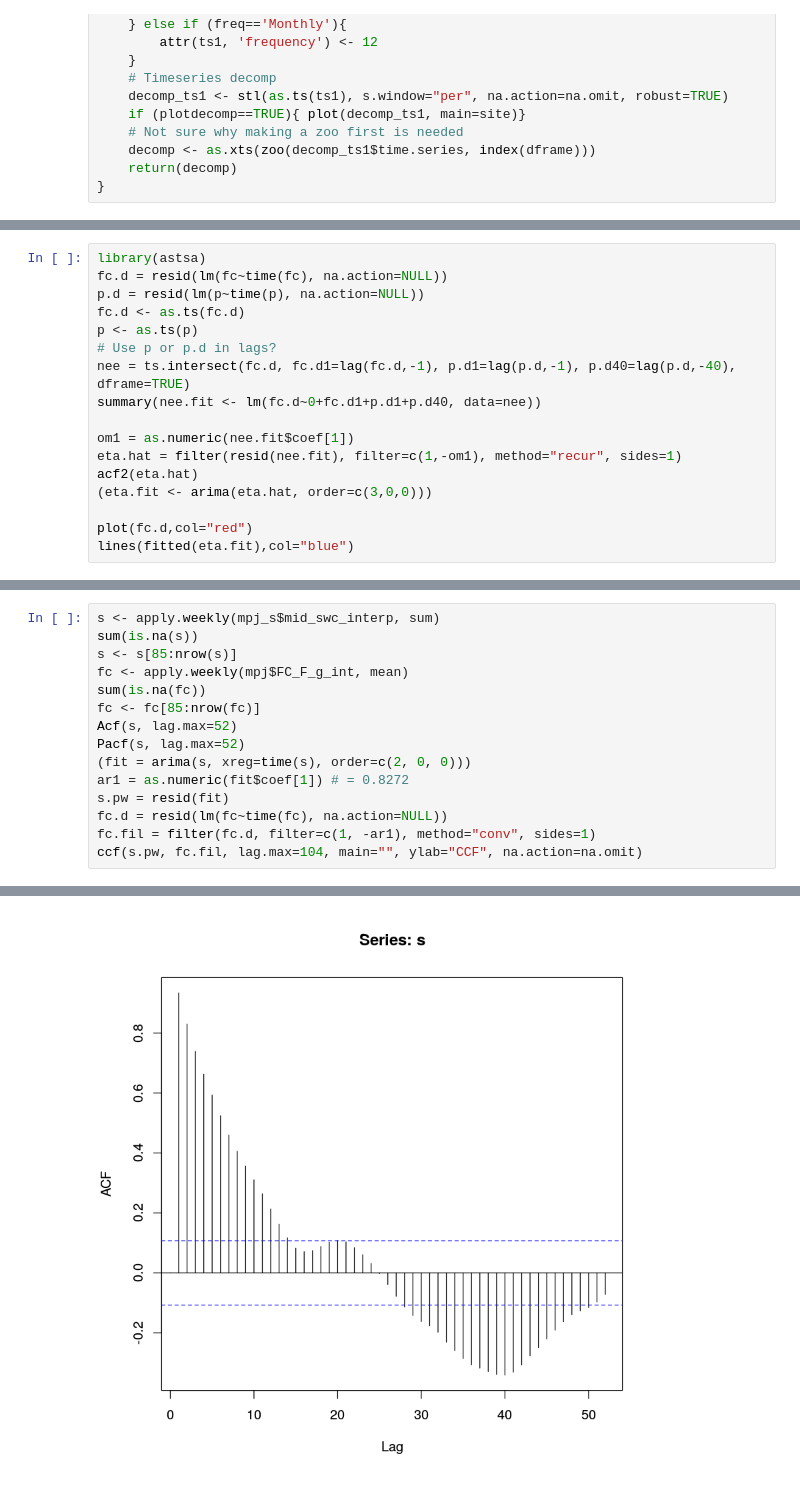
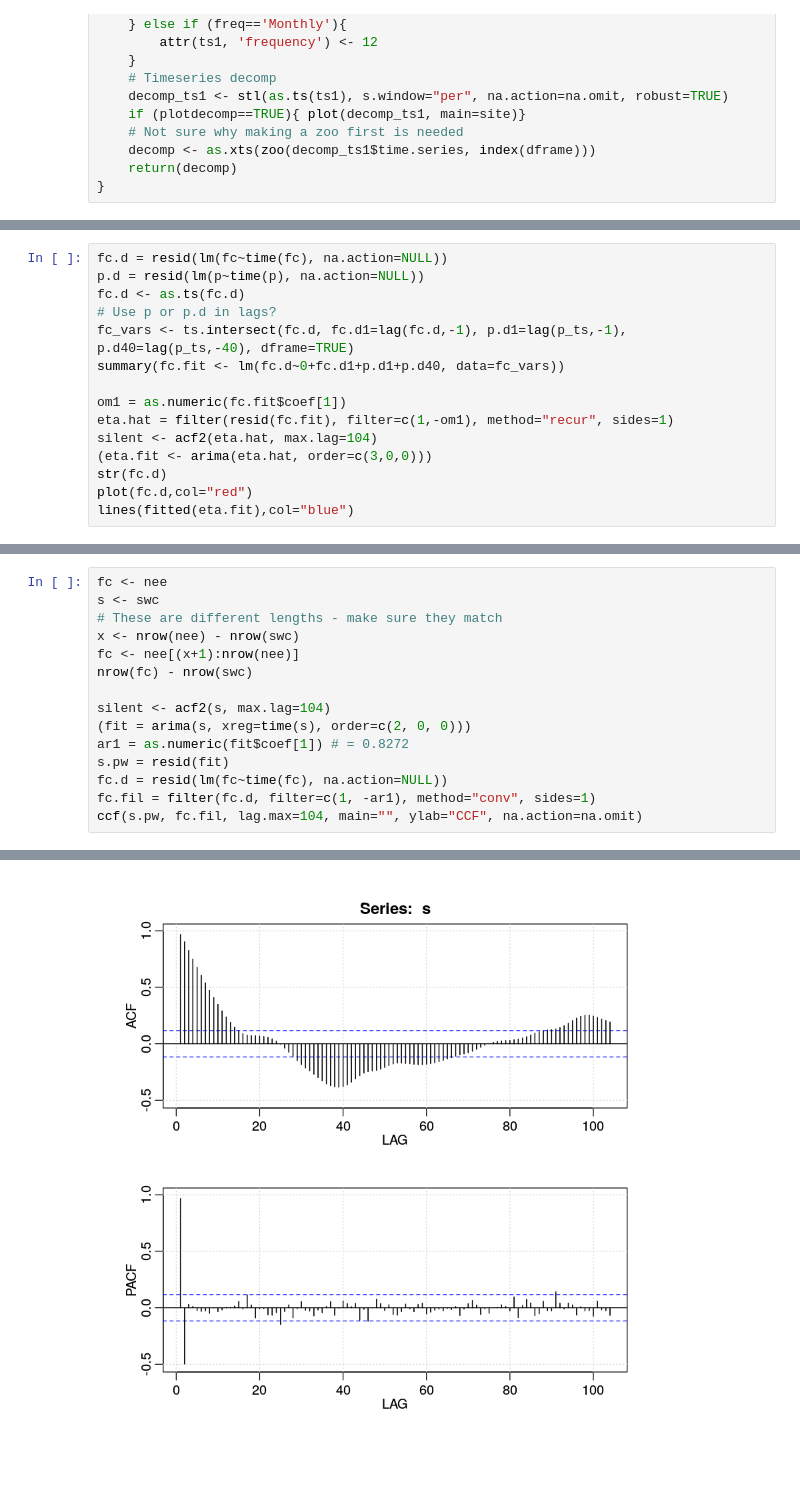
Before and after one commit to gremau/NMEG_seasonality, a Jupyter notebook: mpj_lagged_P_SWC_reg.ipynb, the cells around one changed output, grey strips where cells are left out. Cells and saved outputs as stored; diff of their text form.

```diff
--- a/mpj_lagged_P_SWC_reg.ipynb
+++ b/mpj_lagged_P_SWC_reg.ipynb
@@ -69,18 +107,16 @@ sigma^2 estimated as 91.19:  log likelihood = -1341.58,  aic = 2691.16
 # %%
-library(astsa)
 fc.d = resid(lm(fc~time(fc), na.action=NULL))
 p.d = resid(lm(p~time(p), na.action=NULL))
 fc.d <- as.ts(fc.d)
-p <- as.ts(p)
 # Use p or p.d in lags?
-nee = ts.intersect(fc.d, fc.d1=lag(fc.d,-1), p.d1=lag(p.d,-1), p.d40=lag(p.d,-40), dframe=TRUE)
-summary(nee.fit <- lm(fc.d~0+fc.d1+p.d1+p.d40, data=nee))
+fc_vars <- ts.intersect(fc.d, fc.d1=lag(fc.d,-1), p.d1=lag(p_ts,-1), p.d40=lag(p_ts,-40), dframe=TRUE)
+summary(fc.fit <- lm(fc.d~0+fc.d1+p.d1+p.d40, data=fc_vars))
 
-om1 = as.numeric(nee.fit$coef[1])
-eta.hat = filter(resid(nee.fit), filter=c(1,-om1), method="recur", sides=1)
-acf2(eta.hat)
+om1 = as.numeric(fc.fit$coef[1])
+eta.hat = filter(resid(fc.fit), filter=c(1,-om1), method="recur", sides=1)
+silent <- acf2(eta.hat, max.lag=104)
 (eta.fit <- arima(eta.hat, order=c(3,0,0)))
-
+str(fc.d)
 plot(fc.d,col="red")
 lines(fitted(eta.fit),col="blue")
 # %% [output]
@@ -133,12 +155,12 @@ sigma^2 estimated as 0.1267:  log likelihood = -126.58,  aic = 263.15
 # %%
-s <- apply.weekly(mpj_s$mid_swc_interp, sum)
-sum(is.na(s))
-s <- s[85:nrow(s)]
-fc <- apply.weekly(mpj$FC_F_g_int, mean)
-sum(is.na(fc))
-fc <- fc[85:nrow(fc)]
-Acf(s, lag.max=52)
-Pacf(s, lag.max=52)
+fc <- nee
+s <- swc
+# These are different lengths - make sure they match
+x <- nrow(nee) - nrow(swc)
+fc <- nee[(x+1):nrow(nee)]
+nrow(fc) - nrow(swc)
+
+silent <- acf2(s, max.lag=104)
 (fit = arima(s, xreg=time(s), order=c(2, 0, 0)))
 ar1 = as.numeric(fit$coef[1]) # = 0.8272
 s.pw = resid(fit)
@@ -151 +184 @@ ccf(s.pw, fc.fil, lag.max=104, main="", ylab="CCF", na.action=na.omit)
-[figure, old version]
+[figure, new version]
```
Also changed, not shown: parts of 9 cells of this notebook, 1 other file.
